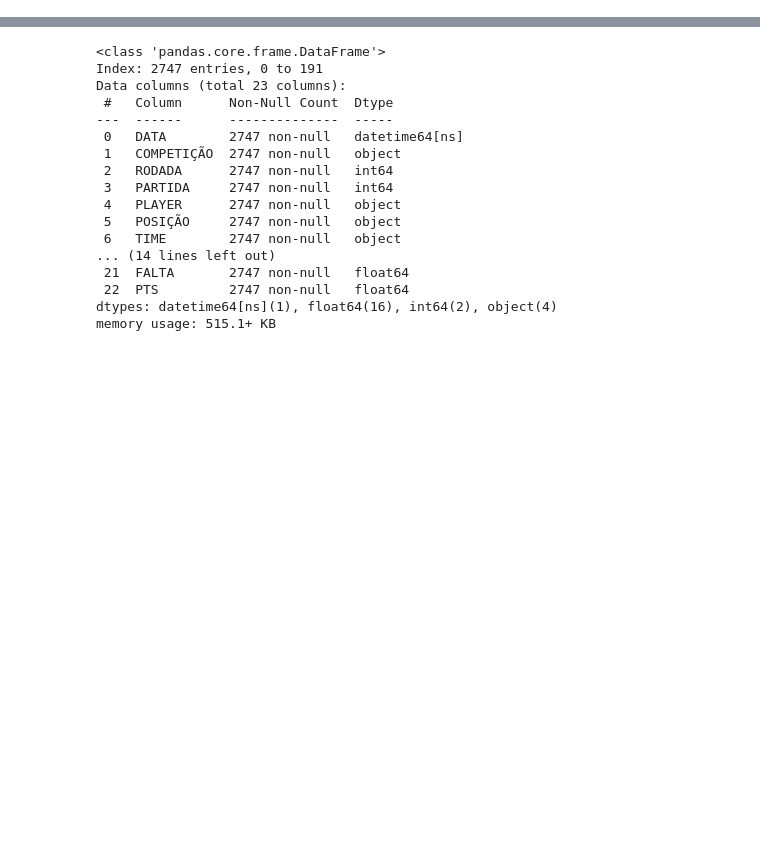
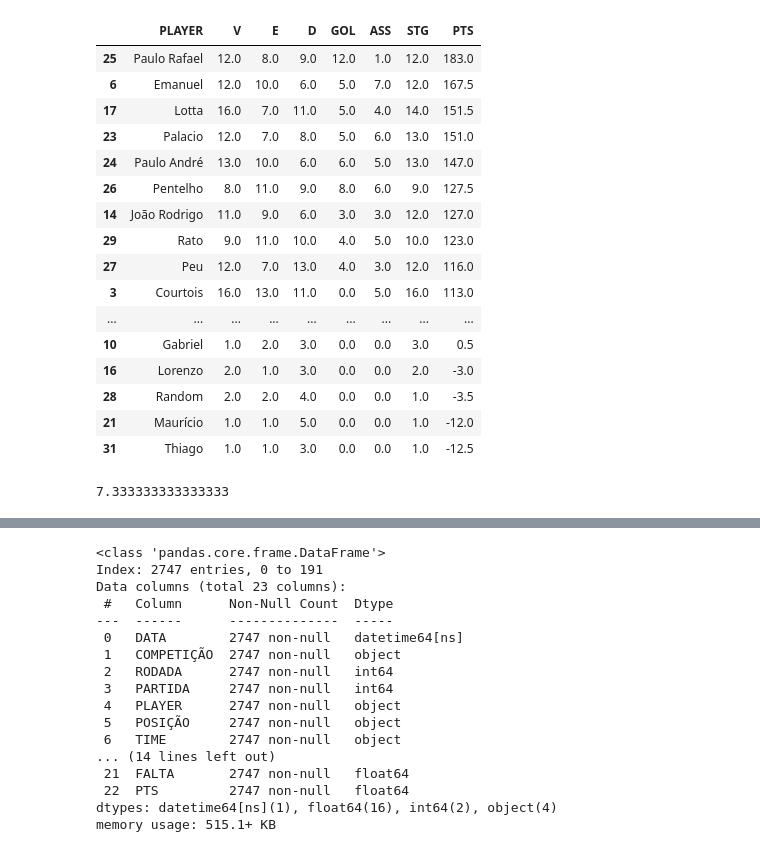
Before and after one commit to talesaraujoc/mrleague_v2_web_app, a Jupyter notebook: notebook_test.ipynb, the cells around one changed output, grey strips where cells are left out. Saved outputs shown, nothing was run; the diff lists cells and outputs as text; code cells hidden in the pictures; blank space fills up the shorter version.

```diff
--- a/notebook_test.ipynb
+++ b/notebook_test.ipynb
@@ -17,0 +40,26 @@ df_season.fillna(0, inplace=True)
+# %%
+df_cartas_novas = df_cartas_novas.groupby('PLAYER').agg({'V':'sum', 'E':'sum', 'D':'sum', 'GOL':'sum', 'ASS':'sum', 'STG':'sum', 'PTS':'sum'})
+df_cartas_novas = df_cartas_novas.reset_index().sort_values(by='PTS', ascending=False)
+df_cartas_novas
+# %% [output]
+|  | PLAYER | V | E | D | GOL | ASS | STG | PTS |
+| 25 | Paulo Rafael | 12.0 | 8.0 | 9.0 | 12.0 | 1.0 | 12.0 | 183.0 |
+| 6 | Emanuel | 12.0 | 10.0 | 6.0 | 5.0 | 7.0 | 12.0 | 167.5 |
+| 17 | Lotta | 16.0 | 7.0 | 11.0 | 5.0 | 4.0 | 14.0 | 151.5 |
+| 23 | Palacio | 12.0 | 7.0 | 8.0 | 5.0 | 6.0 | 13.0 | 151.0 |
+| 24 | Paulo André | 13.0 | 10.0 | 6.0 | 6.0 | 5.0 | 13.0 | 147.0 |
+| 26 | Pentelho | 8.0 | 11.0 | 9.0 | 8.0 | 6.0 | 9.0 | 127.5 |
+| 14 | João Rodrigo | 11.0 | 9.0 | 6.0 | 3.0 | 3.0 | 12.0 | 127.0 |
+| 29 | Rato | 9.0 | 11.0 | 10.0 | 4.0 | 5.0 | 10.0 | 123.0 |
+| 27 | Peu | 12.0 | 7.0 | 13.0 | 4.0 | 3.0 | 12.0 | 116.0 |
+| 3 | Courtois | 16.0 | 13.0 | 11.0 | 0.0 | 5.0 | 16.0 | 113.0 |
+| ... | ... | ... | ... | ... | ... | ... | ... | ... |
+| 10 | Gabriel | 1.0 | 2.0 | 3.0 | 0.0 | 0.0 | 3.0 | 0.5 |
+| 16 | Lorenzo | 2.0 | 1.0 | 3.0 | 0.0 | 0.0 | 2.0 | -3.0 |
+| 28 | Random | 2.0 | 2.0 | 4.0 | 0.0 | 0.0 | 1.0 | -3.5 |
+| 21 | Maurício | 1.0 | 1.0 | 5.0 | 0.0 | 0.0 | 1.0 | -12.0 |
+| 31 | Thiago | 1.0 | 1.0 | 3.0 | 0.0 | 0.0 | 1.0 | -12.5 |
+# %%
+df_cartas_novas['V'].mean()
+# %% [output]
+7.333333333333333
```
Also changed, not shown: parts of 7 cells of this notebook.
